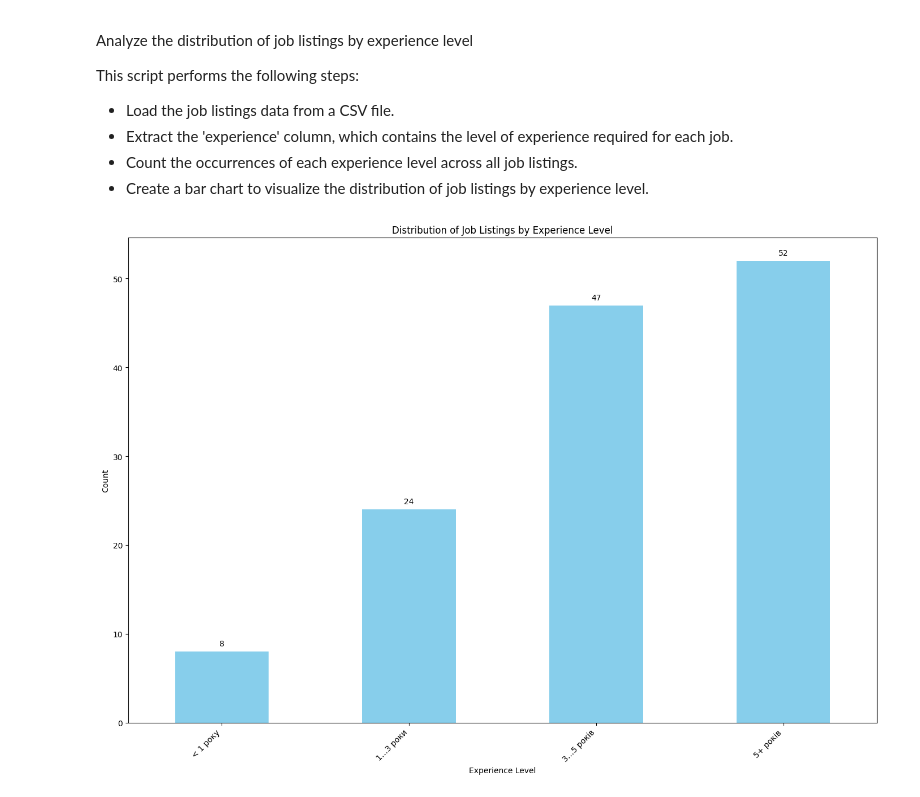
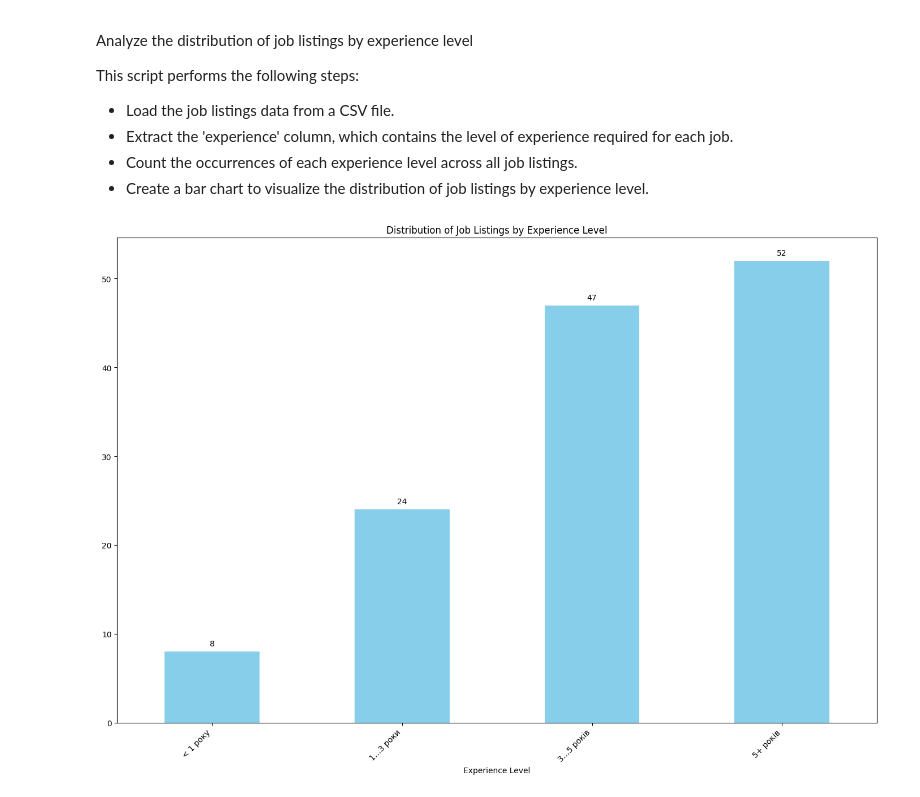
Before and after one commit to oleksandra-shershen/dou-vacancies-analysis, a Jupyter notebook: data_analyzer/analyzer.ipynb, the cells around one changed output. Cells and saved outputs as stored; diff of their text form; code cells hidden in the pictures.

```diff
--- a/data_analyzer/analyzer.ipynb
+++ b/data_analyzer/analyzer.ipynb
@@ -100,31 +96,30 @@ This script performs the following steps:
 # %%
 # Extract the 'experience' column and map to the desired format
 experience_mapping = {
     '0-1': '< 1 року',
     '1-3': '1…3 роки',
     '3-5': '3…5 років',
     '5+': '5+ років'
 }
 vacancies_df['experience_mapped'] = vacancies_df['experience'].map(experience_mapping)
 
 # Count the occurrences of each experience level in the mapped format
 experience_counts = vacancies_df['experience_mapped'].value_counts().reindex(['< 1 року', '1…3 роки', '3…5 років', '5+ років'])
 
 # Plot the distribution of job listings by experience level
 plt.figure(figsize=(14, 10))
 ax = experience_counts.plot(kind='bar', color='skyblue')
 plt.title('Distribution of Job Listings by Experience Level')
 plt.xlabel('Experience Level')
-plt.ylabel('Count')
 plt.xticks(rotation=45, ha='right')
 plt.tight_layout()
 
 # Add the numeric labels on the bars
 for p in ax.patches:
     ax.annotate(f'{p.get_height()}', (p.get_x() + p.get_width() / 2., p.get_height()),
                 ha='center', va='center', xytext=(0, 10), textcoords='offset points')
 
 # Display the plot
 plt.show()
 # %% [output]
-[figure, old version]
+[figure, new version]
```
Also changed, not shown: parts of 2 cells of this notebook.
